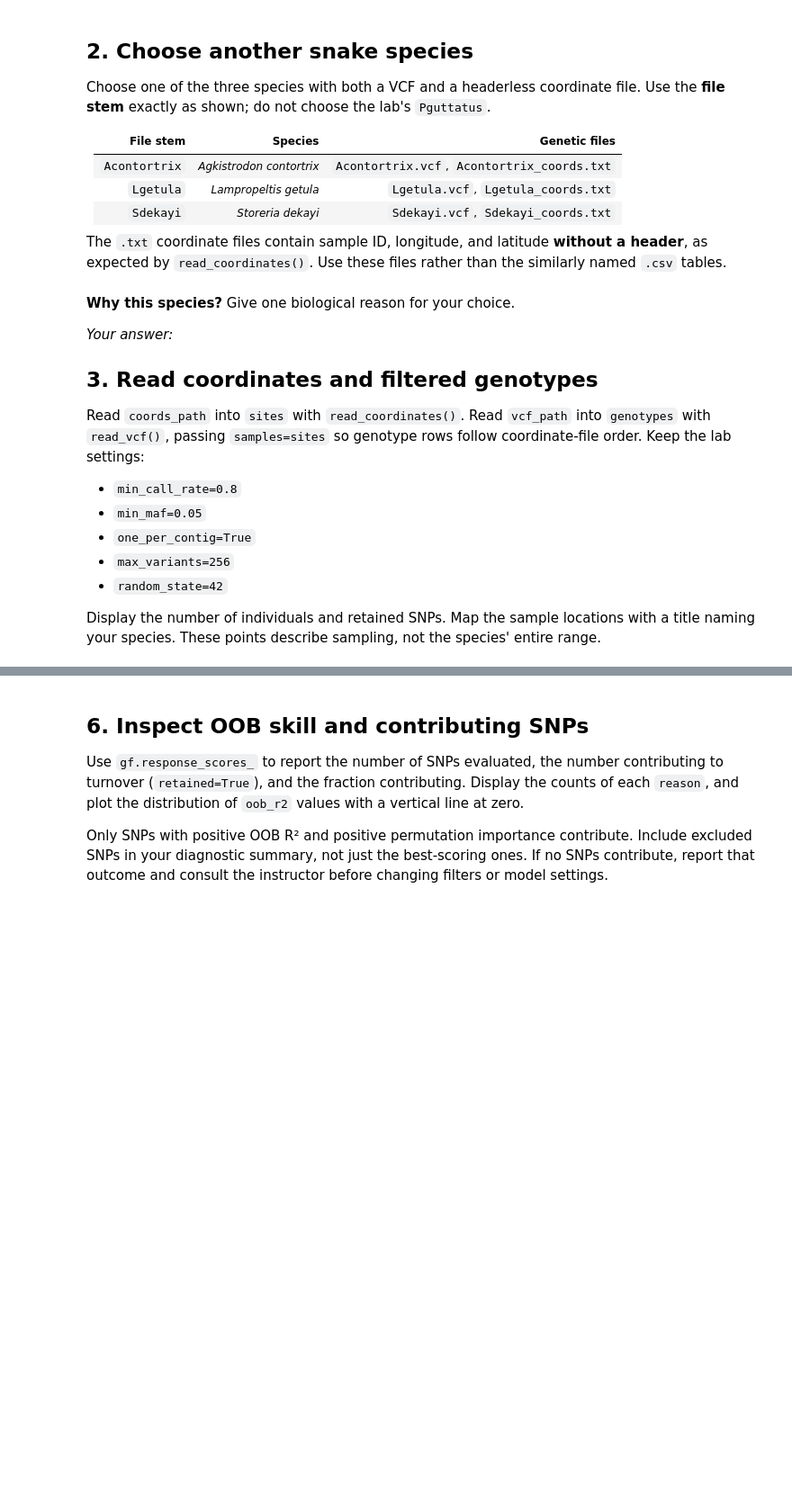
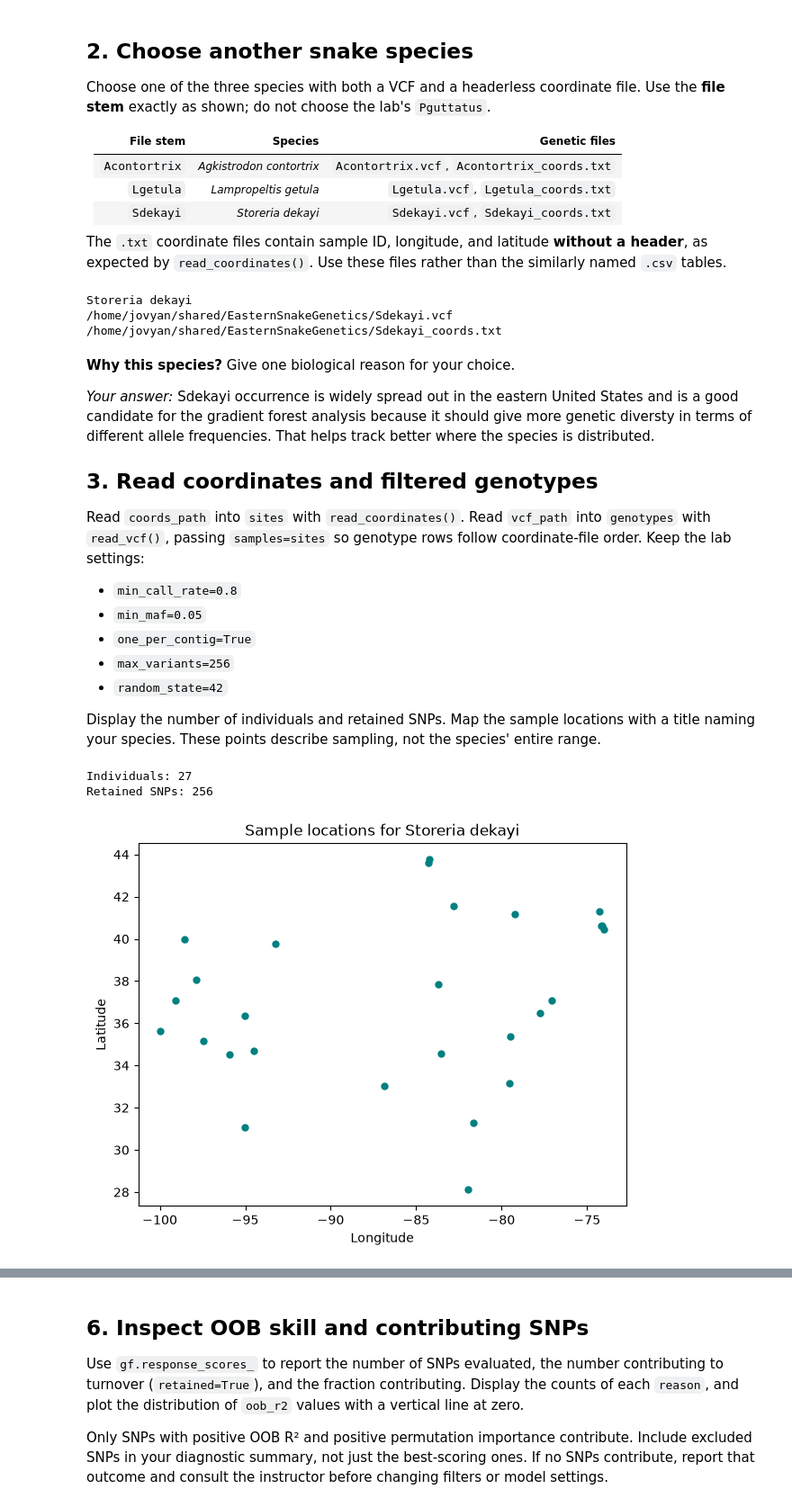
Before and after one commit to Ruddyduck13/BIO597-SpatialBiodiversity, a Jupyter notebook: docs/assignments/Assignment-09-GradientForest.ipynb, the cells around one changed output, grey strips where cells are left out. Shown at 90% size. Saved outputs shown, nothing was run; the diff lists cells and outputs as text; code cells hidden in the pictures; blank space fills up the shorter version.

Commit message:
Complete Gradient Forest assignment

```diff
--- a/docs/assignments/Assignment-09-GradientForest.ipynb
+++ b/docs/assignments/Assignment-09-GradientForest.ipynb
@@ -53,7 +53,7 @@ Choose one of the three species with both a VCF and a headerless coordinate file
 
 The `.txt` coordinate files contain sample ID, longitude, and latitude **without a header**, as expected by `read_coordinates()`. Use these files rather than the similarly named `.csv` tables.
 # %%
-target_species = "YOUR_SPECIES_HERE"
+target_species = "Sdekayi"
 
 species_names = {
     "Acontortrix": "Agkistrodon contortrix",
@@ -73,10 +73,14 @@ output_dir.mkdir(parents=True, exist_ok=True)
 print(species_name)
 print(vcf_path)
 print(coords_path)
+# %% [output]
+Storeria dekayi
+/home/jovyan/shared/EasternSnakeGenetics/Sdekayi.vcf
+/home/jovyan/shared/EasternSnakeGenetics/Sdekayi_coords.txt
 # %% [markdown]
 **Why this species?** Give one biological reason for your choice.
 
-*Your answer:*
+*Your answer:* Sdekayi occurrence is widely spread out in the eastern United States and is a good candidate for the gradient forest analysis because it should give more genetic diversty in terms of different allele frequencies. That helps track better where the species is distributed.
 
 ## 3. Read coordinates and filtered genotypes
 
@@ -92,8 +96,35 @@ Display the number of individuals and retained SNPs. Map the sample locations wi
 # %%
 # Read coordinates as sites.
 # Read the VCF as genotypes, using samples=sites and all five settings above.
 # Use genotypes.dosage.to_pandas().shape to inspect individuals × SNPs.
 # Print the dimensions and plot sites with a species title.
+
+sites = read_coordinates(coords_path)
+
+genotypes = read_vcf(
+    vcf_path,
+    samples=sites,
+    min_call_rate=0.8,
+    min_maf=0.05,
+    one_per_contig=True,
+    max_variants=256,
+    random_state=42,
+)
+
+n_individuals, n_snps = genotypes.dosage.to_pandas().shape
+
+print(f"Individuals: {n_individuals}")
+print(f"Retained SNPs: {n_snps}")
+
+ax = sites.plot(markersize=25, color="teal", figsize=(7, 7))
+ax.set_title(f"Sample locations for {species_name}")
+ax.set_xlabel("Longitude")
+ax.set_ylabel("Latitude")
+plt.show()
+# %% [output]
+Individuals: 27
+Retained SNPs: 256
+[figure, added]
 # %% [markdown]
 **Interpretation:**
 
```
Also changed, not shown: parts of 28 cells of this notebook, 11 other files.
